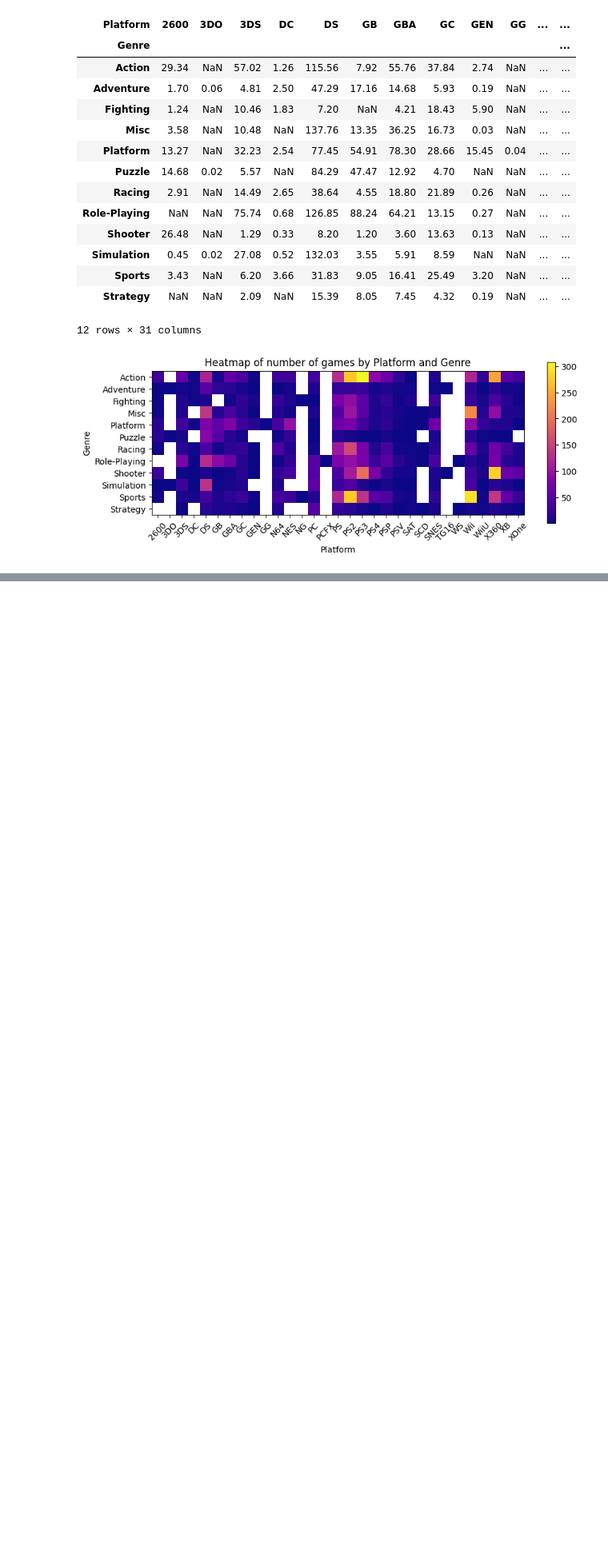
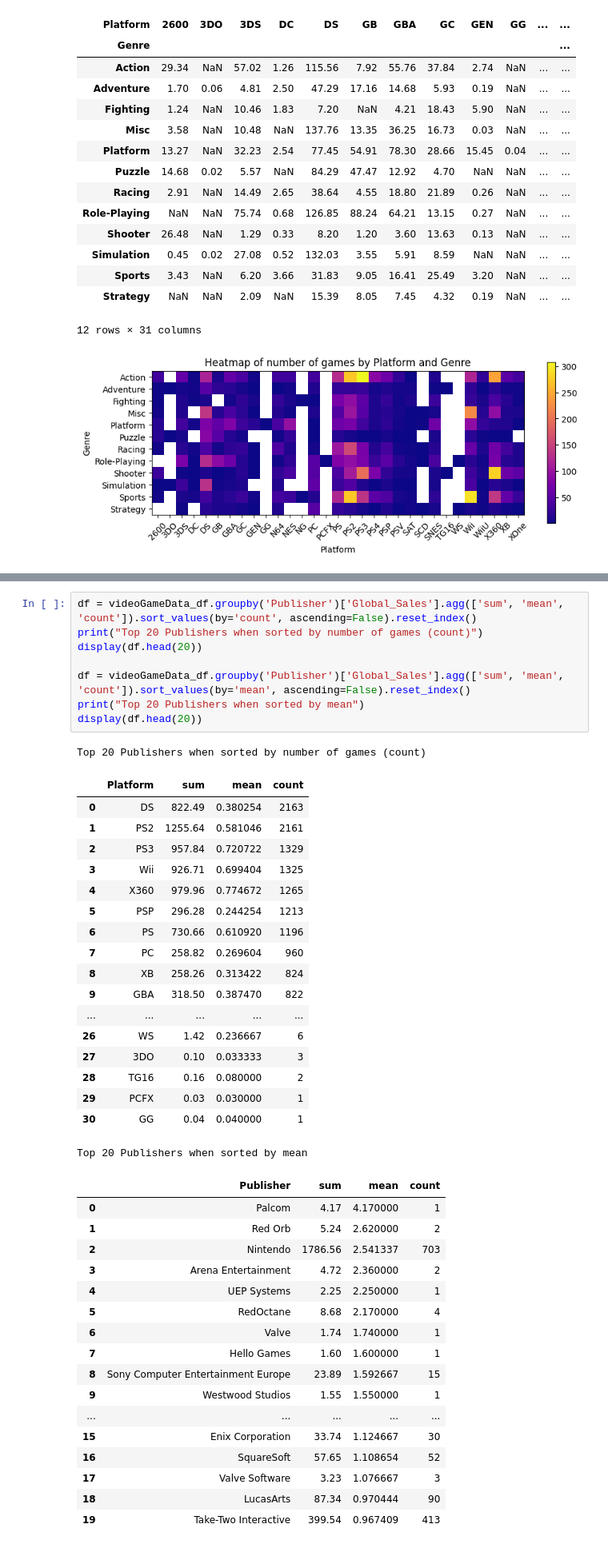
Before and after one commit to bdatye/VideoGameSalesTrends, a Jupyter notebook: VideoGamesSalesTrends.ipynb, the cells around one changed output, grey strips where cells are left out. Shown at 80% size. Drawn from its saved outputs; the diff is of its cells as text; blank space fills up the shorter version.

Commit message:
sum, mean, and count of global sales per publisher, and same for platform

```diff
--- a/VideoGamesSalesTrends.ipynb
+++ b/VideoGamesSalesTrends.ipynb
@@ -388,0 +391,45 @@ plt.show()
+# %%
+df = videoGameData_df.groupby('Publisher')['Global_Sales'].agg(['sum', 'mean', 'count']).sort_values(by='count', ascending=False).reset_index()
+print("Top 20 Publishers when sorted by number of games (count)")
+display(df.head(20))
+
+df = videoGameData_df.groupby('Publisher')['Global_Sales'].agg(['sum', 'mean', 'count']).sort_values(by='mean', ascending=False).reset_index()
+print("Top 20 Publishers when sorted by mean")
+display(df.head(20))
+# %% [output]
+Top 20 Publishers when sorted by number of games (count)
+|  | Platform | sum | mean | count |
+| 0 | DS | 822.49 | 0.380254 | 2163 |
+| 1 | PS2 | 1255.64 | 0.581046 | 2161 |
+| 2 | PS3 | 957.84 | 0.720722 | 1329 |
+| 3 | Wii | 926.71 | 0.699404 | 1325 |
+| 4 | X360 | 979.96 | 0.774672 | 1265 |
+| 5 | PSP | 296.28 | 0.244254 | 1213 |
+| 6 | PS | 730.66 | 0.610920 | 1196 |
+| 7 | PC | 258.82 | 0.269604 | 960 |
+| 8 | XB | 258.26 | 0.313422 | 824 |
+| 9 | GBA | 318.50 | 0.387470 | 822 |
+| ... | ... | ... | ... | ... |
+| 26 | WS | 1.42 | 0.236667 | 6 |
+| 27 | 3DO | 0.10 | 0.033333 | 3 |
+| 28 | TG16 | 0.16 | 0.080000 | 2 |
+| 29 | PCFX | 0.03 | 0.030000 | 1 |
+| 30 | GG | 0.04 | 0.040000 | 1 |
+Top 20 Publishers when sorted by mean
+|  | Publisher | sum | mean | count |
+| 0 | Palcom | 4.17 | 4.170000 | 1 |
+| 1 | Red Orb | 5.24 | 2.620000 | 2 |
+| 2 | Nintendo | 1786.56 | 2.541337 | 703 |
+| 3 | Arena Entertainment | 4.72 | 2.360000 | 2 |
+| 4 | UEP Systems | 2.25 | 2.250000 | 1 |
+| 5 | RedOctane | 8.68 | 2.170000 | 4 |
+| 6 | Valve | 1.74 | 1.740000 | 1 |
+| 7 | Hello Games | 1.60 | 1.600000 | 1 |
+| 8 | Sony Computer Entertainment Europe | 23.89 | 1.592667 | 15 |
+| 9 | Westwood Studios | 1.55 | 1.550000 | 1 |
+| ... | ... | ... | ... | ... |
+| 15 | Enix Corporation | 33.74 | 1.124667 | 30 |
+| 16 | SquareSoft | 57.65 | 1.108654 | 52 |
+| 17 | Valve Software | 3.23 | 1.076667 | 3 |
+| 18 | LucasArts | 87.34 | 0.970444 | 90 |
+| 19 | Take-Two Interactive | 399.54 | 0.967409 | 413 |
```
Also changed, not shown: parts of 3 cells of this notebook.
